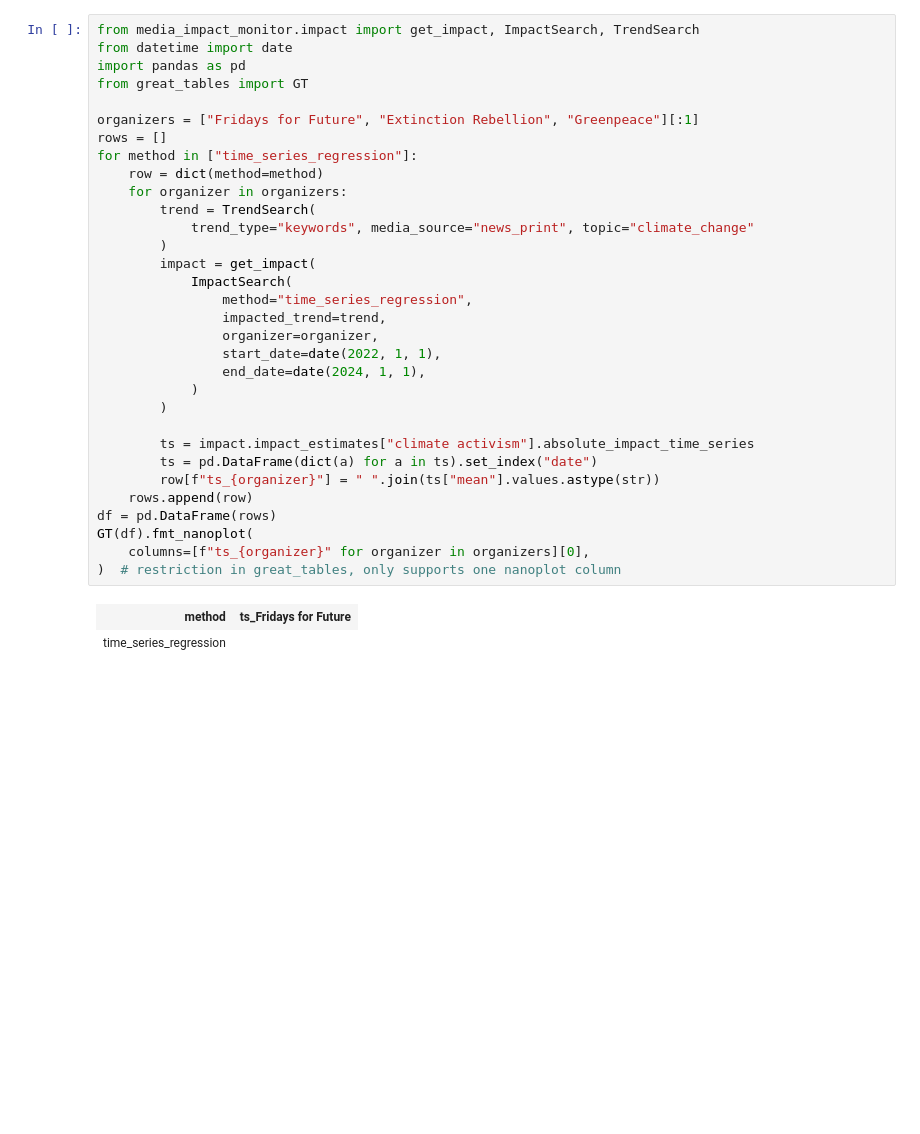
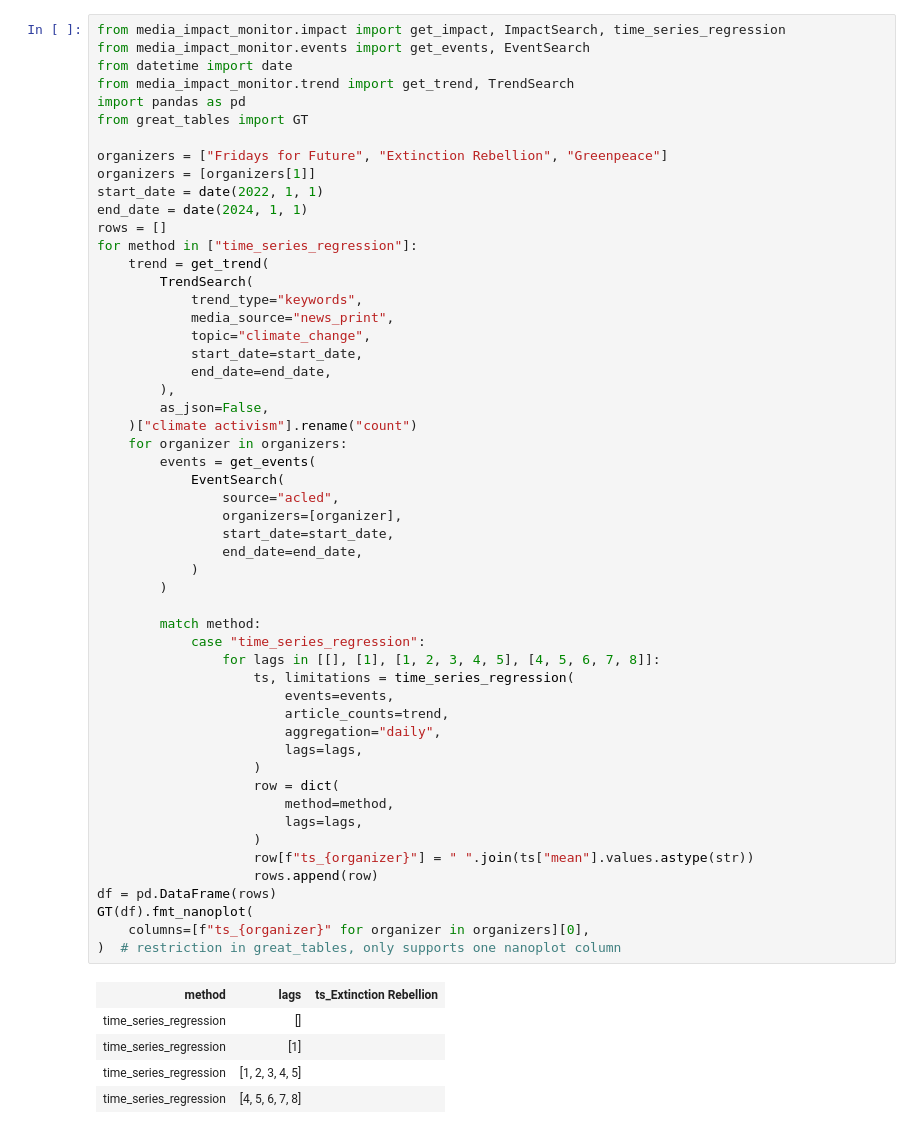
Before and after one commit to SocialChangeLab/media-impact-monitor, a Jupyter notebook: notebooks/2024-08-01-david-robustness.ipynb, the cells around one changed output. Cells and saved outputs as stored; diff of their text form; blank space fills up the shorter version.

Commit message:
feat: display multiple lag params in table

```diff
--- a/notebooks/2024-08-01-david-robustness.ipynb
+++ b/notebooks/2024-08-01-david-robustness.ipynb
@@ -1,35 +1,59 @@
 # %%
-from media_impact_monitor.impact import get_impact, ImpactSearch, TrendSearch
+from media_impact_monitor.impact import get_impact, ImpactSearch, time_series_regression
+from media_impact_monitor.events import get_events, EventSearch
 from datetime import date
+from media_impact_monitor.trend import get_trend, TrendSearch
 import pandas as pd
 from great_tables import GT
 
-organizers = ["Fridays for Future", "Extinction Rebellion", "Greenpeace"][:1]
+organizers = ["Fridays for Future", "Extinction Rebellion", "Greenpeace"]
+organizers = [organizers[1]]
+start_date = date(2022, 1, 1)
+end_date = date(2024, 1, 1)
 rows = []
 for method in ["time_series_regression"]:
-    row = dict(method=method)
+    trend = get_trend(
+        TrendSearch(
+            trend_type="keywords",
+            media_source="news_print",
+            topic="climate_change",
+            start_date=start_date,
+            end_date=end_date,
+        ),
+        as_json=False,
+    )["climate activism"].rename("count")
     for organizer in organizers:
-        trend = TrendSearch(
-            trend_type="keywords", media_source="news_print", topic="climate_change"
-        )
-        impact = get_impact(
-            ImpactSearch(
-                method="time_series_regression",
-                impacted_trend=trend,
-                organizer=organizer,
-                start_date=date(2022, 1, 1),
-                end_date=date(2024, 1, 1),
+        events = get_events(
+            EventSearch(
+                source="acled",
+                organizers=[organizer],
+                start_date=start_date,
+                end_date=end_date,
             )
         )
 
-        ts = impact.impact_estimates["climate activism"].absolute_impact_time_series
-        ts = pd.DataFrame(dict(a) for a in ts).set_index("date")
-        row[f"ts_{organizer}"] = " ".join(ts["mean"].values.astype(str))
-    rows.append(row)
+        match method:
+            case "time_series_regression":
+                for lags in [[], [1], [1, 2, 3, 4, 5], [4, 5, 6, 7, 8]]:
+                    ts, limitations = time_series_regression(
+                        events=events,
+                        article_counts=trend,
+                        aggregation="daily",
+                        lags=lags,
+                    )
+                    row = dict(
+                        method=method,
+                        lags=lags,
+                    )
+                    row[f"ts_{organizer}"] = " ".join(ts["mean"].values.astype(str))
+                    rows.append(row)
 df = pd.DataFrame(rows)
 GT(df).fmt_nanoplot(
     columns=[f"ts_{organizer}" for organizer in organizers][0],
 )  # restriction in great_tables, only supports one nanoplot column
 # %% [output]
-| method | ts_Fridays for Future |
-| time_series_regression |  |
+| method | lags | ts_Extinction Rebellion |
+| time_series_regression | [] |  |
+| time_series_regression | [1] |  |
+| time_series_regression | [1, 2, 3, 4, 5] |  |
+| time_series_regression | [4, 5, 6, 7, 8] |  |
```
Also changed, not shown: 1 other file.
